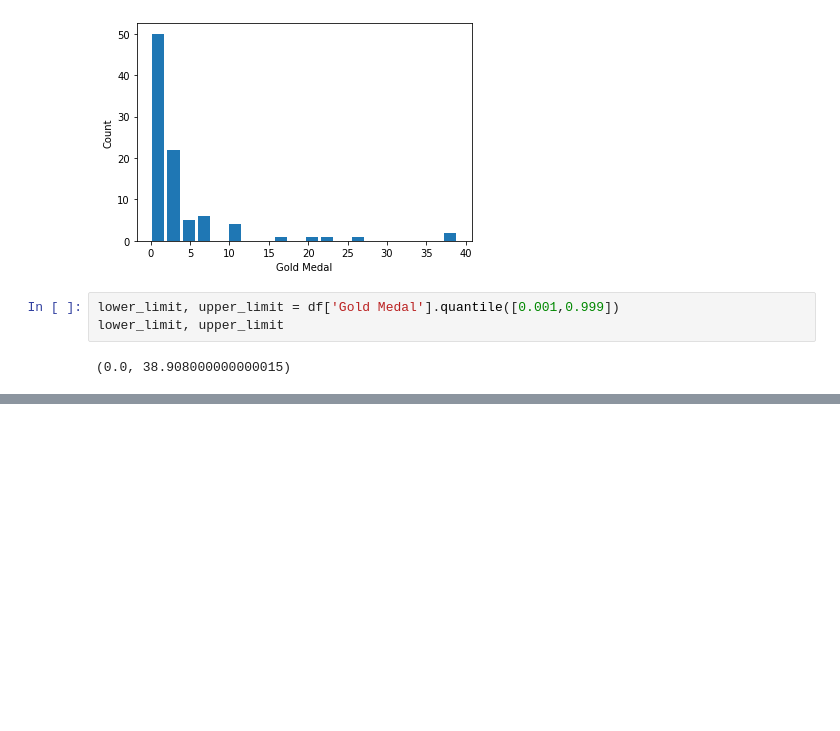
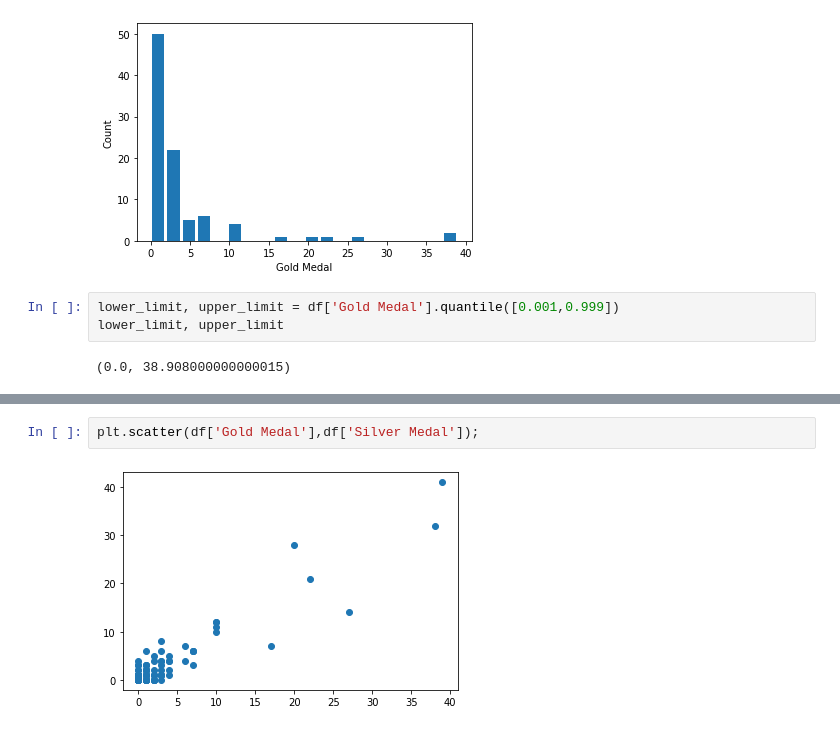
Before and after one commit to mrigankoml/MLAP_Term-IV, a Jupyter notebook: Group_6_Assignment/MLAP_Group6_Assignment.ipynb, the cells around one changed output, grey strips where cells are left out. Saved outputs shown, nothing was run; the diff lists cells and outputs as text; blank space fills up the shorter version.

```diff
--- a/Group_6_Assignment/MLAP_Group6_Assignment.ipynb
+++ b/Group_6_Assignment/MLAP_Group6_Assignment.ipynb
@@ -171,0 +285,4 @@ lower_limit, upper_limit
+# %%
+plt.scatter(df['Gold Medal'],df['Silver Medal']);
+# %% [output]
+[figure, added]
```
Also changed, not shown: parts of 12 cells of this notebook.
